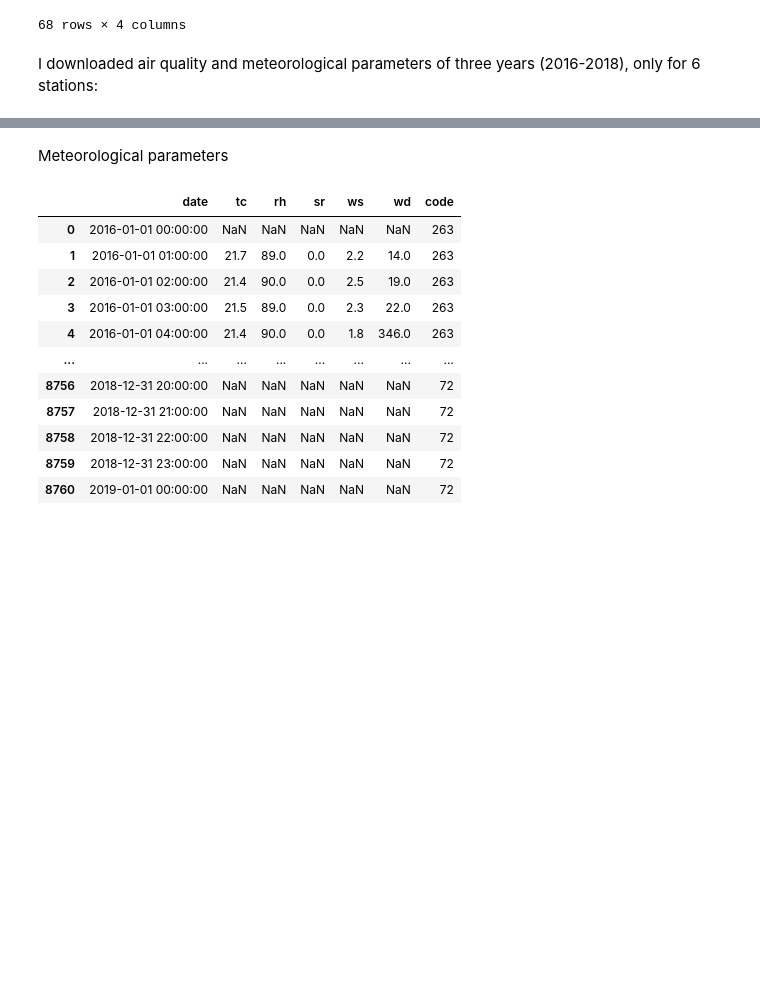
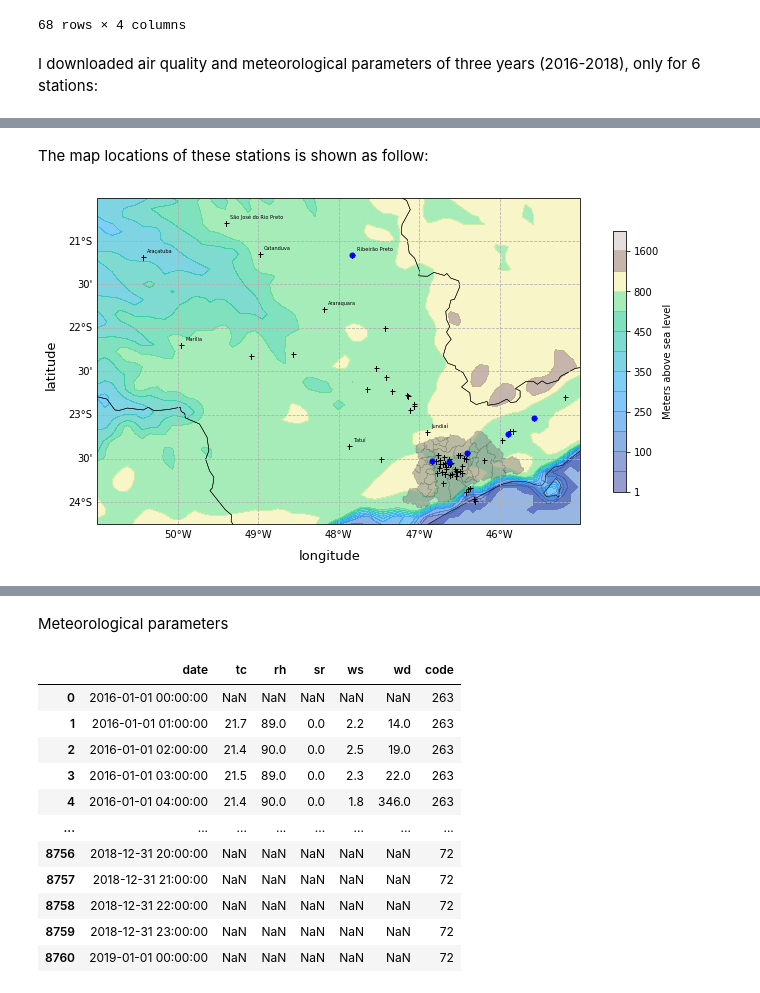
Before and after one commit to adelgadop/PythonObsData, a Jupyter notebook: Ozone.ipynb, the cells around one changed output, grey strips where cells are left out. Cells and saved outputs as stored; diff of their text form; code cells hidden in the pictures; blank space fills up the shorter version.

```diff
--- a/Ozone.ipynb
+++ b/Ozone.ipynb
@@ -61,3 +76,70 @@ stations.loc[[9,21,39,47,61,67],:]
 | 47 | Ribeirão Preto | -21.153942 | -47.828481 | 288 |
 | 61 | S.José Campos-Jd.Satelite | -23.223645 | -45.890800 | 277 |
 | 67 | Taubaté | -23.032351 | -45.575805 | 280 |
+# %% [markdown]
+The map locations of these stations is shown as follow:
+# %%
+geo_d01 = Dataset('../3_Modeling/geo_em.d01.nc')
+geo_d02 = Dataset('../3_Modeling/geo_em.d02.nc')
+hgt_d01    = getvar(geo_d01, 'HGT_M')
+hgt_d02    = getvar(geo_d02, 'HGT_M')
+cart_proj  = get_cartopy(hgt_d01)
+lats, lons = latlon_coords(hgt_d01)
+lats_d02, lons_d02 = latlon_coords(hgt_d02)
+
+## Chart
+fig1 = plt.figure(figsize=(12, 6))
+ax = plt.axes(projection=cart_proj)
+states = NaturalEarthFeature(category='cultural',
+                             scale='50m',
+                             facecolor='none',
+                             name='admin_1_states_provinces_shp')
+
+ax.add_feature(states, linewidth=.5,edgecolor='black')
+ax.add_feature(cartopy.feature.OCEAN)
+ax.set_extent([-51, -45, -24.25, -20.5])
+#ax1.coastlines('50m', linewidth=0.8)
+
+# ad MASP
+fname = '../3_Modeling/MunRM07.shp'
+
+shape_feature = ShapelyFeature(Reader(fname).geometries(),
+                                crs.PlateCarree(), edgecolor='black')
+ax.add_feature(shape_feature, linewidth=0.2, edgecolor = 'black',
+                facecolor = 'gray', alpha=0.5)
+
+# Set the contour levels
+levels = [1, 50, 100, 200, 250, 300,
+          350, 400, 450, 500, 800, 1300,
+          1600, 2000]
+
+plt.contourf(to_np(lons), to_np(lats),
+                to_np(hgt_d01), levels=levels,
+                transform=crs.PlateCarree(),
+                cmap=get_cmap("terrain"), alpha = 0.5)
+plt.colorbar(ax=ax, label = 'Meters above sea level',shrink=0.8,
+            pad = 0.05 )
+
+# draw gridlines
+gl = ax.gridlines(draw_labels=True, dms=True, alpha=1,
+                  linestyle='--')
+gl.top_labels = False
+gl.right_labels = False
+
+ax.text(-51.65, -22.25, 'latitude', transform=crs.Geodetic(),
+         fontsize=13, rotation='vertical')
+ax.text(-48.5, -24.65, 'longitude', transform=crs.Geodetic(),
+        fontsize=13, rotation='horizontal')
+
+lon = stations.lon.values
+lat = stations.lat.values
+num = [1,2,10,30,33,47,59,66] # index of stations
+for i in num:
+    ax.text(lon[i]+0.05, lat[i]+0.05, stations.name.values[i], transform=crs.Geodetic(),
+            fontsize=5, rotation='horizontal')
+ax.plot(lon, lat,'+',markersize=5, color = 'k', transform=crs.Geodetic())
+ax.plot(sites.lon.values, sites.lat.values,'o',
+        markersize=5, color = 'b', transform=crs.Geodetic());
+fig1.savefig("../4_Draft_Report/Dissertation/fig/map_stations.pdf",bbox_inches='tight');
+# %% [output]
+[figure, added]
```
Also changed, not shown: parts of 6 cells of this notebook.
